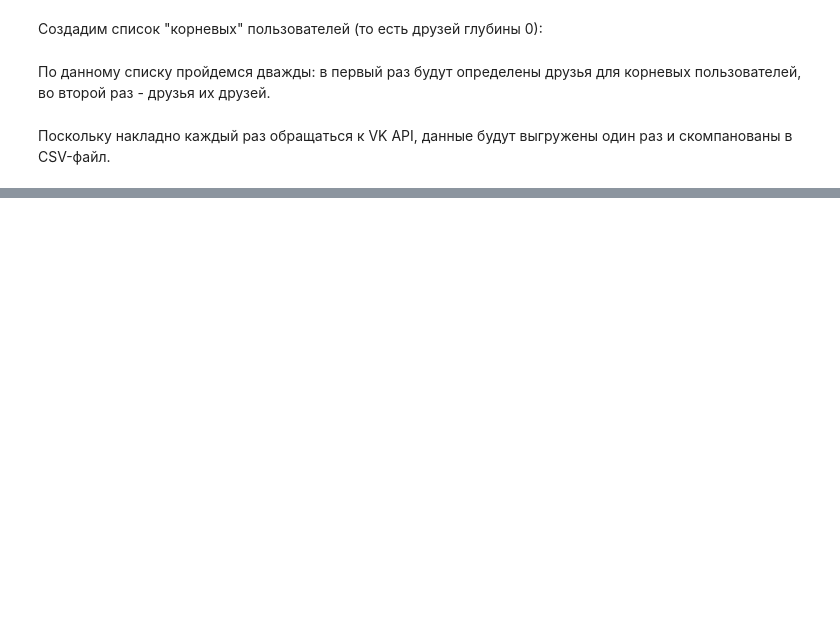
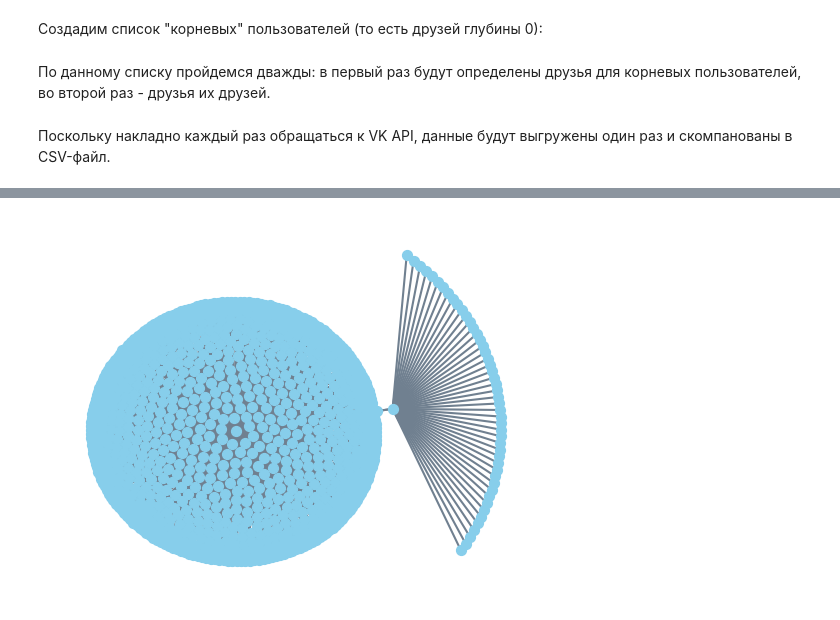
Before and after one commit to dmittrj/AIST_Practice_2, a Jupyter notebook: Practice-2.ipynb, the cells around one changed output, grey strips where cells are left out. Drawn from its saved outputs; the diff is of its cells as text; code cells hidden in the pictures; blank space fills up the shorter version.

```diff
--- a/Practice-2.ipynb
+++ b/Practice-2.ipynb
@@ -9,8 +10,9 @@
 - Список друзей (их VK ID)
 # %%
 class vk_user:
-    def __init__(self, vk_id, friends):
+    def __init__(self, vk_id, name, friends):
         self.vk_id = vk_id
+        self.name = name
         self.friends = friends
 # %% [markdown]
 Создадим список "корневых" пользователей (то есть друзей глубины 0):
@@ -52,3 +65,6 @@ for user in users:
 
 df = pd.DataFrame(friendship_tuples, columns=['user1', 'user2'])
 df.to_csv('friendships.csv', index=False)
+# %%
+with open('friendships.csv', 'r') as f:
+    data = f.readlines()
@@ -54,0 +73,12 @@ df.to_csv('friendships.csv', index=False)
+# %%
+total = 0
+users = []
+
+for user in data:
+    if user.split(',')[0] not in users:
+        users.append(user.split(',')[0])
+
+    total += 1
+
+avg = total / len(users)
+print(avg)
@@ -54,0 +113,53 @@ df.to_csv('friendships.csv', index=False)
+# %%
+import matplotlib.pyplot as plt
+import networkx as nx
+from networkx.drawing.layout import kamada_kawai_layout
+
+
+# Создание графа
+G = nx.Graph()
+
+# Добавление узлов и рёбер в граф
+top_now = True
+counter = 1000
+for line in cleared_users:
+    if top_now:
+        top_now = False
+        continue
+    parts = line.strip().split(',')
+    if len(parts) == 2:
+        G.add_edge(parts[0], parts[1])
+    counter -= 1
+    if counter < 0:
+        break
+
+# Рисуем граф
+node_size = 50  # Размер кружка
+node_color = 'skyblue'  # Цвет узлов
+
+# Настройка цветов рёбер
+edge_color = 'slategray'  # Цвет рёбер
+width = 1.5  # Толщина рёбер
+
+pos = kamada_kawai_layout(G)
+
+# Рисуем граф
+nx.draw_networkx_nodes(G, pos, node_size=node_size, node_color=node_color)
+nx.draw_networkx_edges(G, pos, edge_color=edge_color, width=width)
+plt.axis('off')
+plt.show()
+
+# определяем список рёбер
+# список кортежей, каждый из которых представляет ребро
+# кортеж (id_1, id_2) означает, что узлы id_1 и id_2 соединены ребром
+# edges = [(1, 2), (1, 3), (2, 3), (2, 4), (3, 5), (5, 5)]
+
+# # добавляем информацию в объект графа
+# G.add_nodes_from(nodes)
+# G.add_edges_from(edges)
+
+# # рисуем граф и отображаем его
+# nx.draw(G, with_labels=True, font_weight='bold')
+# plt.show()
+# %% [output]
+[figure, added]
```
Also changed, not shown: parts of 7 cells of this notebook, 1 other file.
